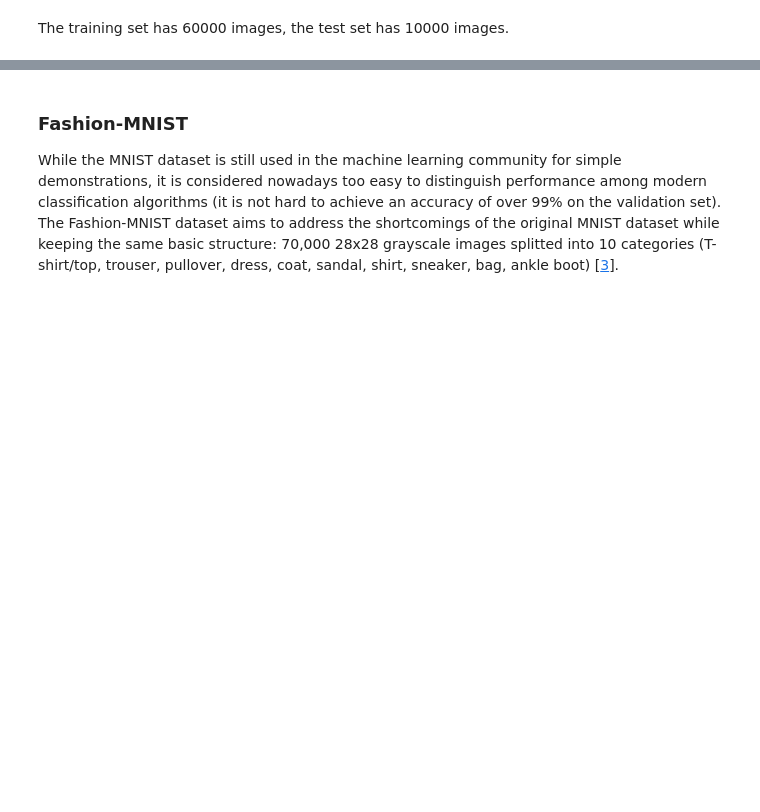
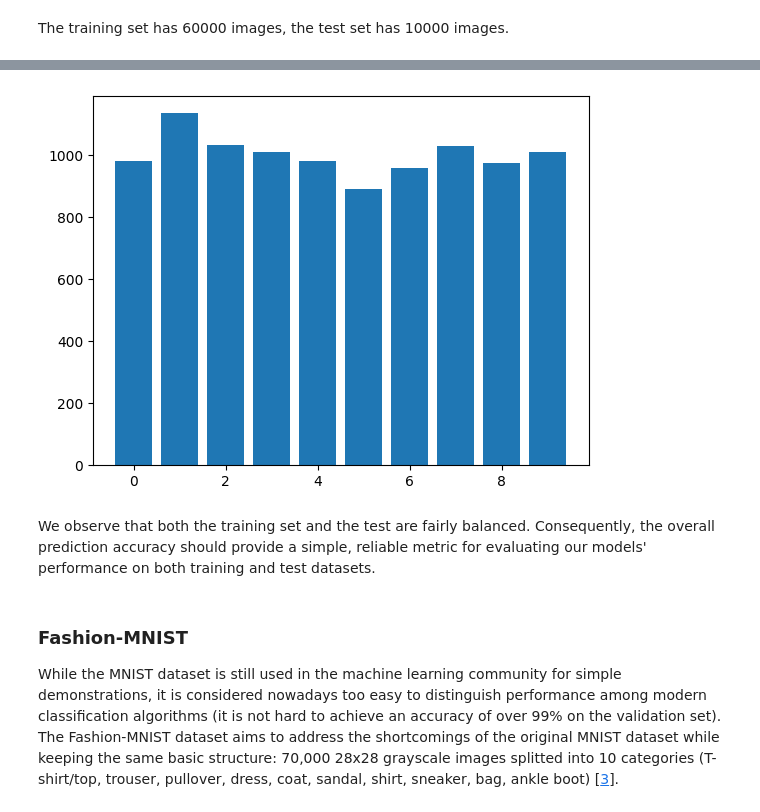
Before and after one commit to fejlek/Nine-Circles-ML1, a Jupyter notebook: 4 Fourth Circle - Neural Networks/Fourth_circle_neural_2a.ipynb, the cells around one changed output, grey strips where cells are left out. Drawn from its saved outputs; the diff is of its cells as text; code cells hidden in the pictures; blank space fills up the shorter version.

```diff
--- a/4 Fourth Circle - Neural Networks/Fourth_circle_neural_2a.ipynb
+++ b/4 Fourth Circle - Neural Networks/Fourth_circle_neural_2a.ipynb
@@ -139,0 +161,9 @@ mnist_test.__len__
+# %%
+Y = np.zeros(mnist_test.__len__())
+
+for i in range(mnist_test.__len__()):
+    Y[i] = mnist_test.__getitem__(i)[1]
+
+sum_Y = np.zeros(10)
+for i in range(10):
+   sum_Y[i] =  (Y == i).sum()
@@ -140,3 +175,9 @@ mnist_test.__len__
+# %%
+plt.bar(range(10),sum_Y);
+# %% [output]
+[figure, added]
+# %% [markdown]
+We observe that both the training set and the test are fairly balanced. Consequently, the overall prediction accuracy should provide a simple, reliable metric for evaluating our models' performance on both training and test datasets.
 # %% [markdown]
 ### Fashion-MNIST <a class="anchor" id="Fashion-MNIST"></a>
 
```
Also changed, not shown: parts of 59 cells of this notebook.
